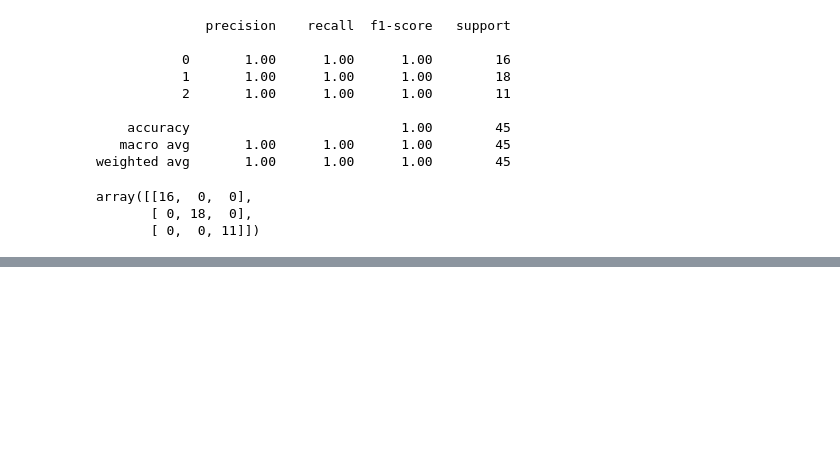
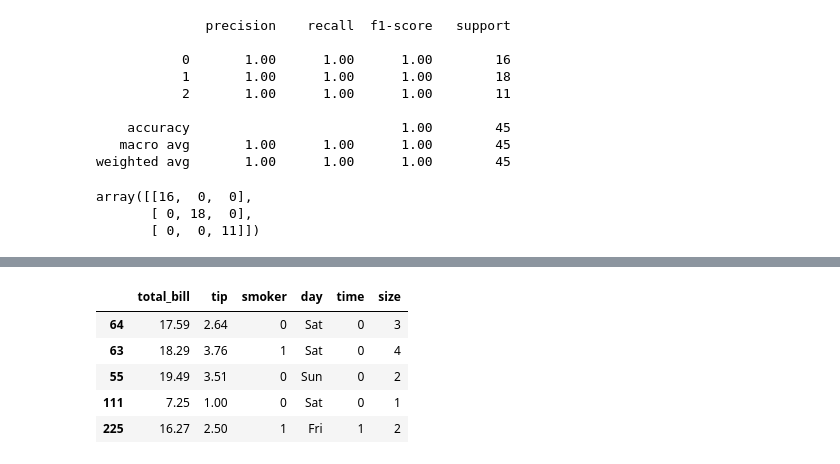
Before and after one commit to Aadarshrai1801/Naive-Bayes, a Jupyter notebook: Naive-Bayes.ipynb, the cells around one changed output, grey strips where cells are left out. Saved outputs shown, nothing was run; the diff lists cells and outputs as text; code cells hidden in the pictures; blank space fills up the shorter version.

```diff
--- a/Naive-Bayes.ipynb
+++ b/Naive-Bayes.ipynb
@@ -108,0 +155,12 @@ sns.load_dataset("tips")
+# %%
+X_test["smoker"] = label_smoker.transform(X_test["smoker"])
+X_test["time"] = label_time.transform(X_test["time"])
+# %%
+X_test.head()
+# %% [output]
+|  | total_bill | tip | smoker | day | time | size |
+| 64 | 17.59 | 2.64 | 0 | Sat | 0 | 3 |
+| 63 | 18.29 | 3.76 | 1 | Sat | 0 | 4 |
+| 55 | 19.49 | 3.51 | 0 | Sun | 0 | 2 |
+| 111 | 7.25 | 1.00 | 0 | Sat | 0 | 1 |
+| 225 | 16.27 | 2.50 | 1 | Fri | 1 | 2 |
```
Also changed, not shown: parts of 33 cells of this notebook.
